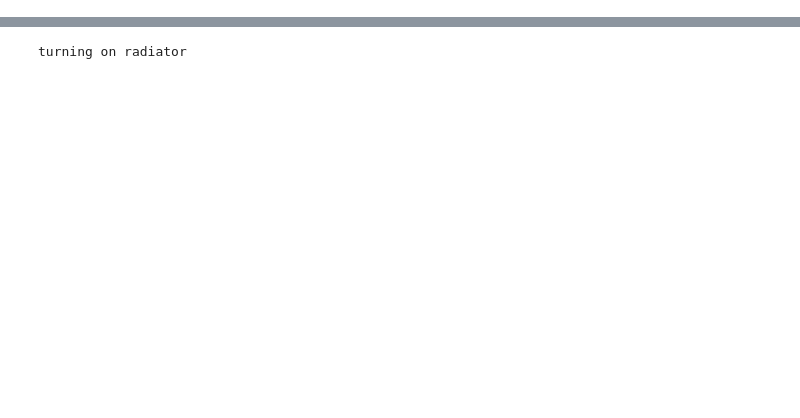
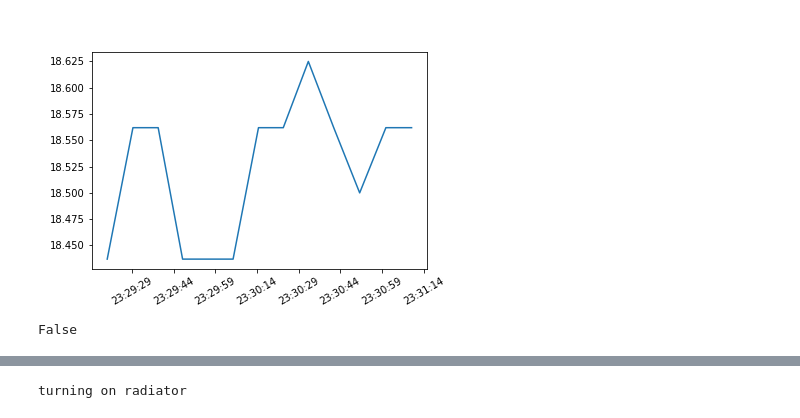
Before and after one commit to EdwardBurgin/home_automation, a Jupyter notebook: home_notebook.ipynb, the cells around one changed output, grey strips where cells are left out. Saved outputs shown, nothing was run; the diff lists cells and outputs as text; code cells hidden in the pictures; blank space fills up the shorter version.

```diff
--- a/home_notebook.ipynb
+++ b/home_notebook.ipynb
@@ -124,3 +173,11 @@ proc.start()
+# %%
+Image('graph.png')
+# %% [output]
+[figure, added]
+# %%
+proc.is_alive()
+# %% [output]
+False
 # %%
 off_button = widgets.Button(description = 'Turn Off Radiator')
 display(off_button)
```
Also changed, not shown: parts of 9 cells of this notebook, 1 other file.
